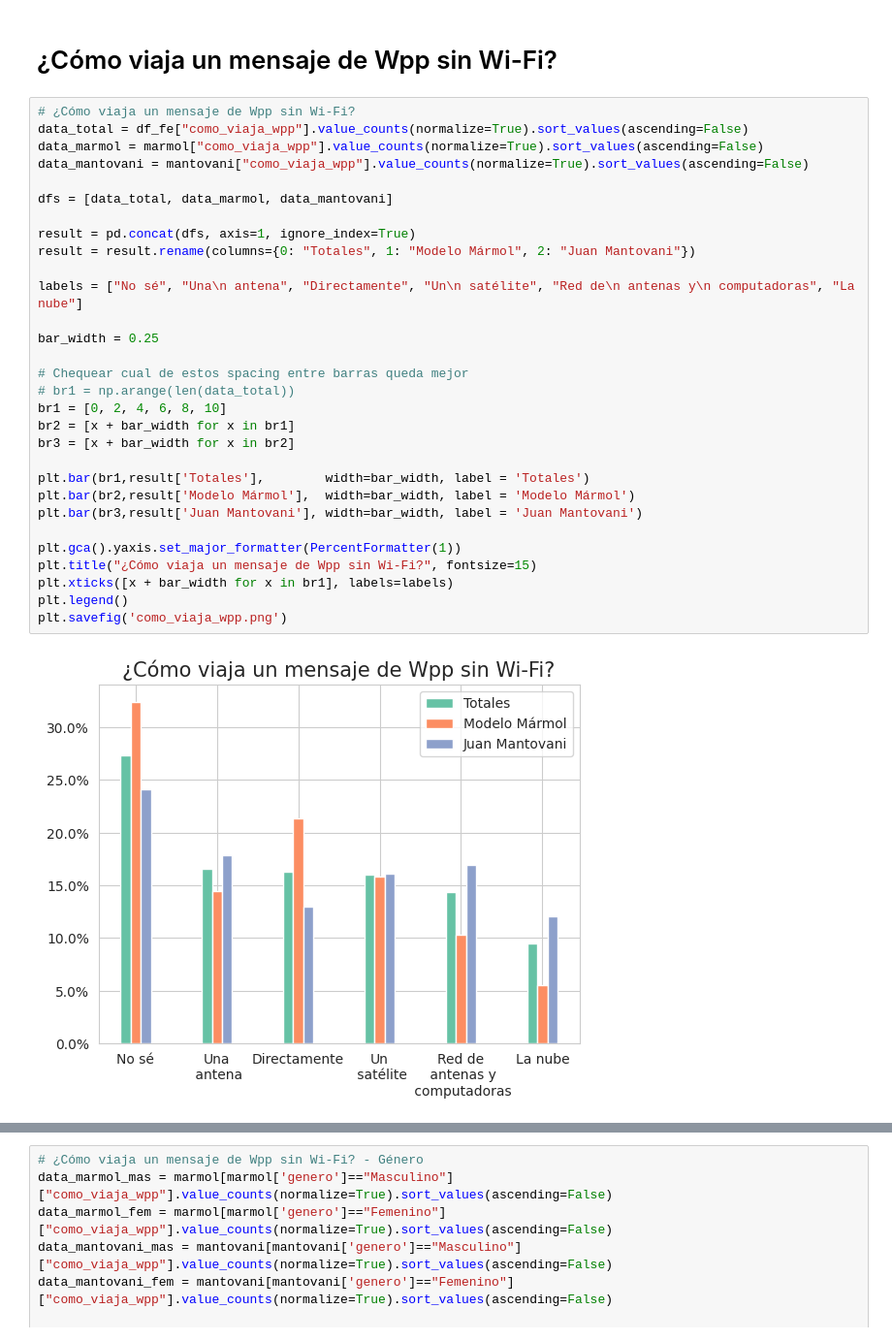
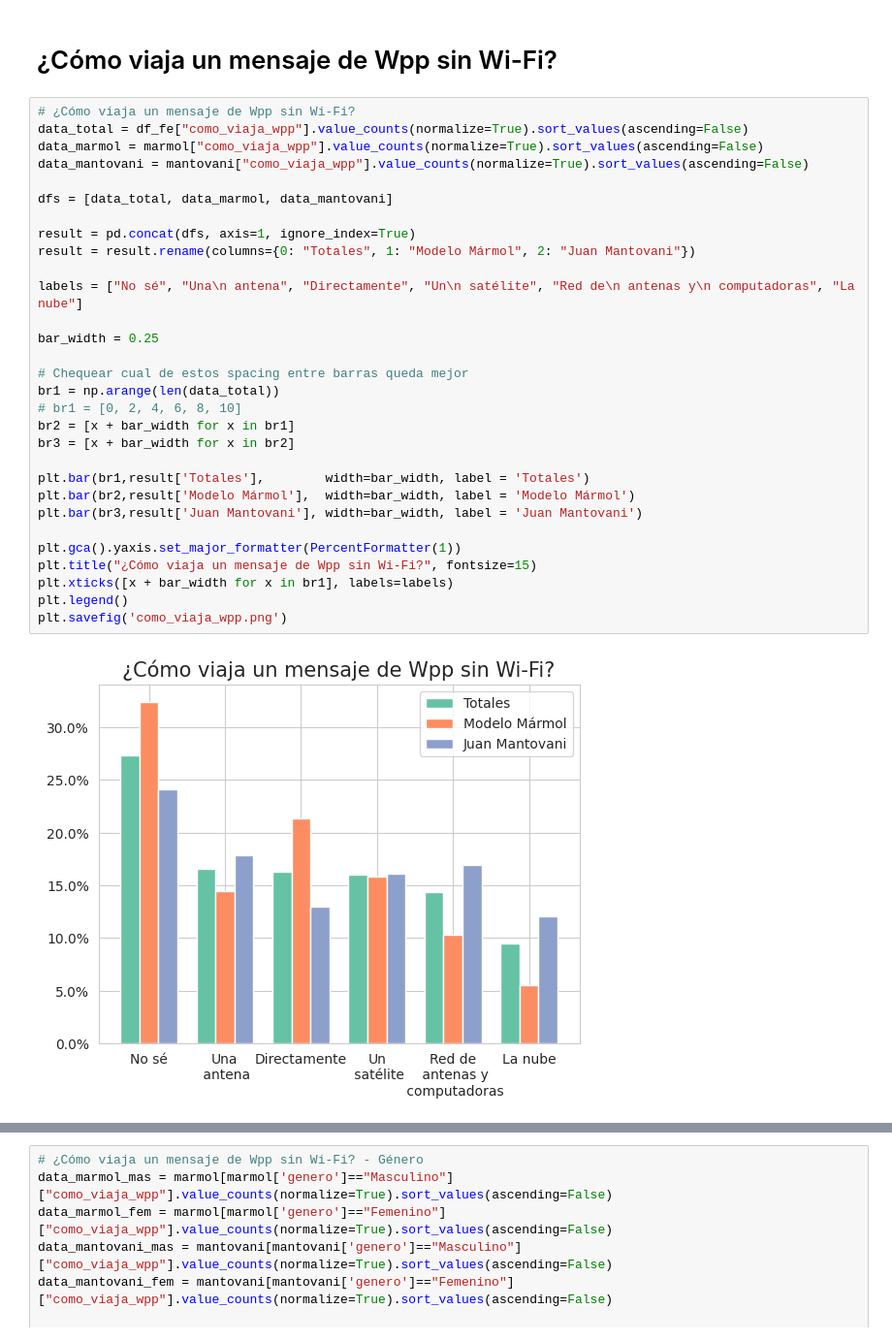
Before and after one commit to fedesassone/tesis, a Jupyter notebook: notebooks/misconceptions/Misconceptions.ipynb, the cells around one changed output, grey strips where cells are left out. Shown at 97% size. Cells and saved outputs as stored; diff of their text form.

```diff
--- a/notebooks/misconceptions/Misconceptions.ipynb
+++ b/notebooks/misconceptions/Misconceptions.ipynb
@@ -466,35 +466,35 @@ plt.savefig('amiga_no_ver_foto_genero.png')
 # %%
 # ¿Cómo viaja un mensaje de Wpp sin Wi-Fi?
 data_total = df_fe["como_viaja_wpp"].value_counts(normalize=True).sort_values(ascending=False)
 data_marmol = marmol["como_viaja_wpp"].value_counts(normalize=True).sort_values(ascending=False)
 data_mantovani = mantovani["como_viaja_wpp"].value_counts(normalize=True).sort_values(ascending=False)
 
 dfs = [data_total, data_marmol, data_mantovani]
 
 result = pd.concat(dfs, axis=1, ignore_index=True)
 result = result.rename(columns={0: "Totales", 1: "Modelo Mármol", 2: "Juan Mantovani"})
 
 labels = ["No sé", "Una\n antena", "Directamente", "Un\n satélite", "Red de\n antenas y\n computadoras", "La nube"]
 
 bar_width = 0.25
 
 # Chequear cual de estos spacing entre barras queda mejor
-# br1 = np.arange(len(data_total))
-br1 = [0, 2, 4, 6, 8, 10]
+br1 = np.arange(len(data_total))
+# br1 = [0, 2, 4, 6, 8, 10]
 br2 = [x + bar_width for x in br1]
 br3 = [x + bar_width for x in br2]
 
 plt.bar(br1,result['Totales'],        width=bar_width, label = 'Totales')
 plt.bar(br2,result['Modelo Mármol'],  width=bar_width, label = 'Modelo Mármol')
 plt.bar(br3,result['Juan Mantovani'], width=bar_width, label = 'Juan Mantovani')
 
 plt.gca().yaxis.set_major_formatter(PercentFormatter(1))
 plt.title("¿Cómo viaja un mensaje de Wpp sin Wi-Fi?", fontsize=15)
 plt.xticks([x + bar_width for x in br1], labels=labels)
 plt.legend()
 plt.savefig('como_viaja_wpp.png')
 # %% [output]
-[figure, old version]
+[figure, new version]
 # %%
 # ¿Cómo viaja un mensaje de Wpp sin Wi-Fi? - Grados
 data_marmol_quinto = marmol[marmol['grado']=="Quinto"]["como_viaja_wpp"].value_counts(normalize=True).sort_values(ascending=False)
```
Also changed, not shown: parts of 2 cells of this notebook, 4 other files.
